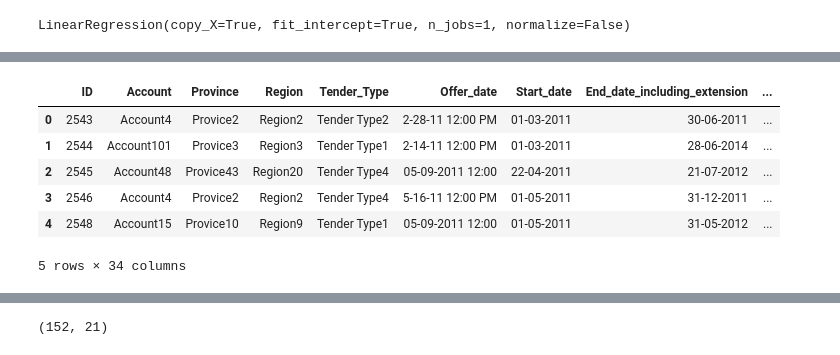
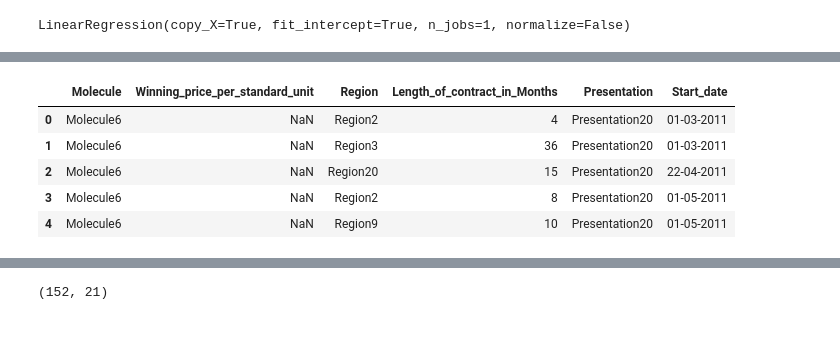
Before and after one commit to thefifthhead/data-science-contests, a Jupyter notebook: CrowdAnalytics/BiddingPriceGenericDrugs/Untitled.ipynb, the cells around one changed output, grey strips where cells are left out. Drawn from its saved outputs; the diff is of its cells as text; code cells hidden in the pictures.

```diff
--- a/CrowdAnalytics/BiddingPriceGenericDrugs/Untitled.ipynb
+++ b/CrowdAnalytics/BiddingPriceGenericDrugs/Untitled.ipynb
@@ -18,2 +11,4 @@ You can use pip to upgrade the graphlab-create package. For more information see
 # %%
 df=pd.read_csv('data/CAX_Bidding_TRAIN_Molecule_3_4_5.csv')
+# %%
+col=['Molecule','Winning_price_per_standard_unit','Region','Length_of_contract_in_Months', 'Presentation', 'Start_date']
@@ -42,2 +50,0 @@ df['Start_date'][0].year-2006
-# %%
-col=['Winning_price_per_standard_unit','Region','Length_of_contract_in_Months']
@@ -146,10 +168,11 @@ df_test=pd.read_csv('data/CAX_Bidding_TEST_Molecule_6_Post_LOE.csv')
+# %%
+df1_test=df_test[col]
 # %%
-df_test.head()
+df1_test.head()
 # %% [output]
-|  | ID | Account | Province | Region | Tender_Type | Offer_date | Start_date | End_date_including_extension | ... |
-| 0 | 2543 | Account4 | Provice2 | Region2 | Tender Type2 | 2-28-11 12:00 PM | 01-03-2011 | 30-06-2011 | ... |
-| 1 | 2544 | Account101 | Provice3 | Region3 | Tender Type1 | 2-14-11 12:00 PM | 01-03-2011 | 28-06-2014 | ... |
-| 2 | 2545 | Account48 | Provice43 | Region20 | Tender Type4 | 05-09-2011 12:00 | 22-04-2011 | 21-07-2012 | ... |
-| 3 | 2546 | Account4 | Provice2 | Region2 | Tender Type4 | 5-16-11 12:00 PM | 01-05-2011 | 31-12-2011 | ... |
-| 4 | 2548 | Account15 | Provice10 | Region9 | Tender Type1 | 05-09-2011 12:00 | 01-05-2011 | 31-05-2012 | ... |
+|  | Molecule | Winning_price_per_standard_unit | Region | Length_of_contract_in_Months | Presentation | Start_date |
+| 0 | Molecule6 | NaN | Region2 | 4 | Presentation20 | 01-03-2011 |
+| 1 | Molecule6 | NaN | Region3 | 36 | Presentation20 | 01-03-2011 |
+| 2 | Molecule6 | NaN | Region20 | 15 | Presentation20 | 22-04-2011 |
+| 3 | Molecule6 | NaN | Region2 | 8 | Presentation20 | 01-05-2011 |
+| 4 | Molecule6 | NaN | Region9 | 10 | Presentation20 | 01-05-2011 |
-5 rows × 34 columns
```
Also changed, not shown: parts of 66 cells of this notebook.
